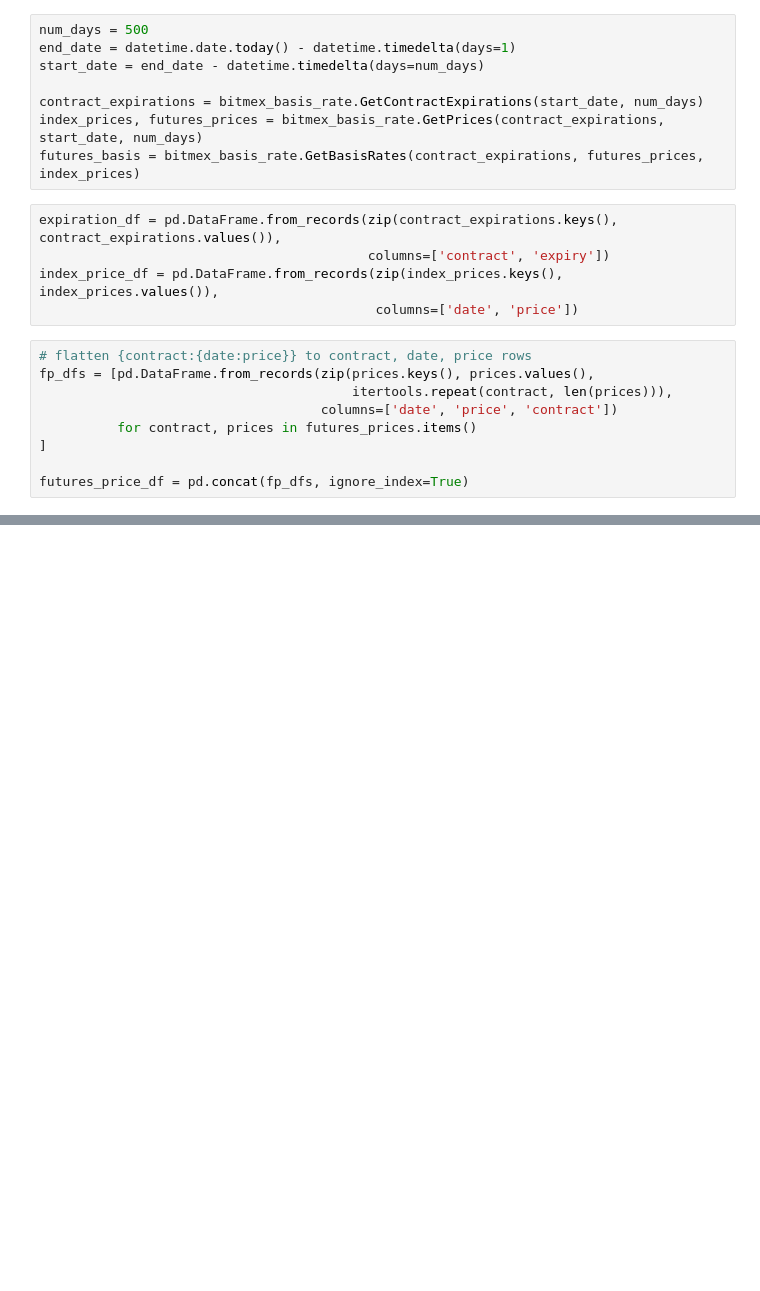
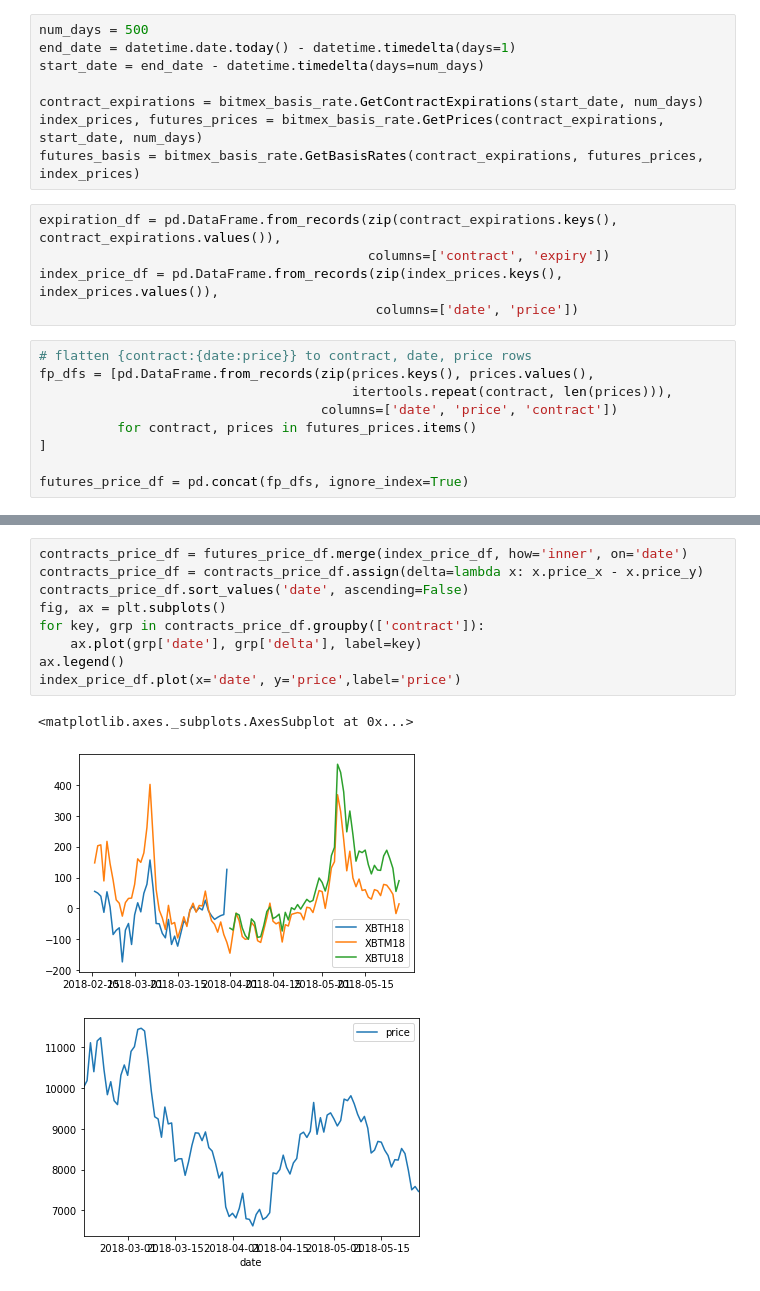
Before and after one commit to yuriy128/crypto_markets, a Jupyter notebook: A look at contracts.ipynb, the cells around one changed output, grey strips where cells are left out. Saved outputs shown, nothing was run; the diff lists cells and outputs as text; blank space fills up the shorter version.

```diff
--- a/A look at contracts.ipynb
+++ b/A look at contracts.ipynb
@@ -27,0 +41,13 @@ futures_price_df = pd.concat(fp_dfs, ignore_index=True)
+# %%
+contracts_price_df = futures_price_df.merge(index_price_df, how='inner', on='date')
+contracts_price_df = contracts_price_df.assign(delta=lambda x: x.price_x - x.price_y)
+contracts_price_df.sort_values('date', ascending=False)
+fig, ax = plt.subplots()
+for key, grp in contracts_price_df.groupby(['contract']):
+    ax.plot(grp['date'], grp['delta'], label=key)
+ax.legend()
+index_price_df.plot(x='date', y='price',label='price')
+# %% [output]
+<matplotlib.axes._subplots.AxesSubplot at 0x...>
+[figure, added]
+[figure, added]
```
Also changed, not shown: parts of 3 cells of this notebook, 1 other file.
